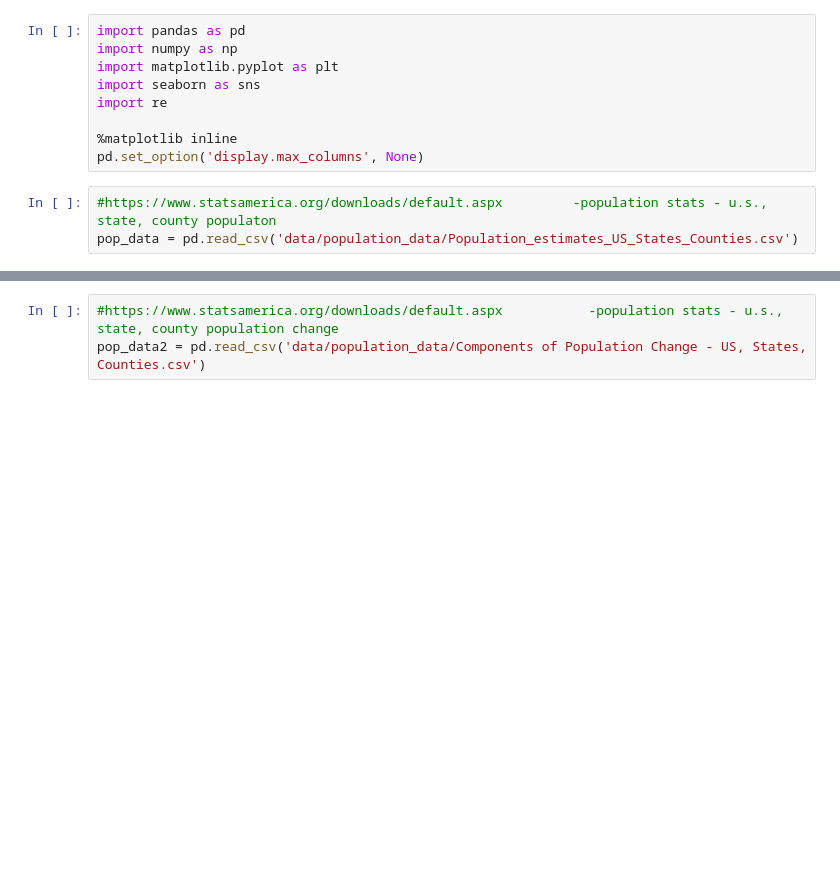
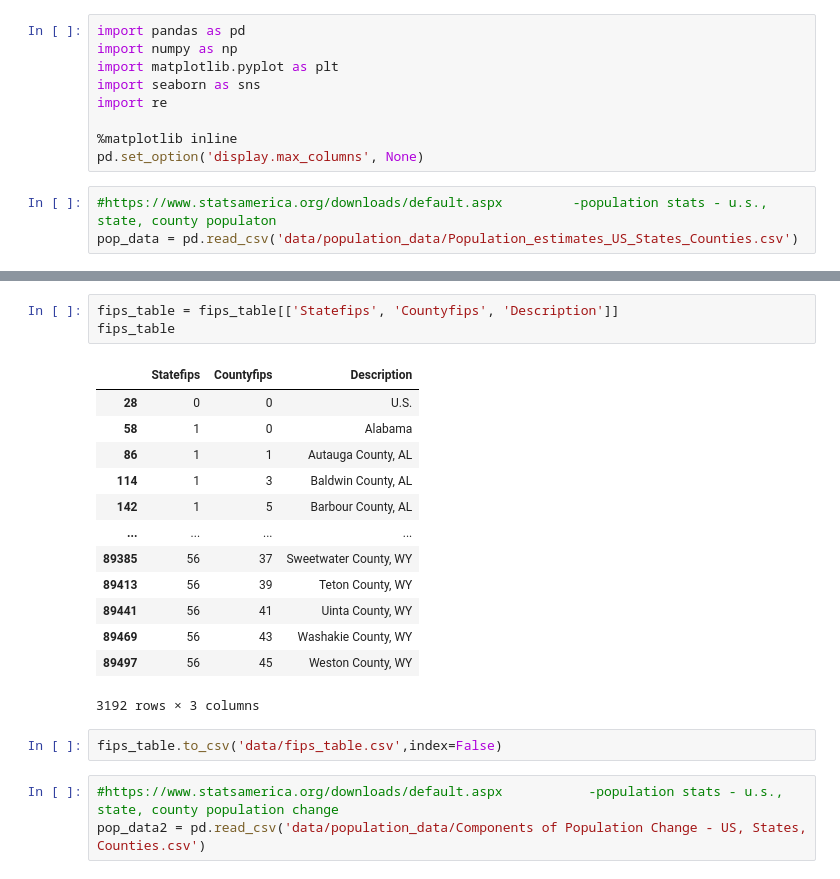
Before and after one commit to nelson-aaron-j/DeathAndTaxesProject, a Jupyter notebook: capstone_pop_data.ipynb, the cells around one changed output, grey strips where cells are left out. Cells and saved outputs as stored; diff of their text form; blank space fills up the shorter version.

```diff
--- a/capstone_pop_data.ipynb
+++ b/capstone_pop_data.ipynb
@@ -20,3 +72,22 @@ pop_data_2019
+# %%
+fips_table = fips_table[['Statefips', 'Countyfips', 'Description']]
+fips_table
+# %% [output]
+|  | Statefips | Countyfips | Description |
+| 28 | 0 | 0 | U.S. |
+| 58 | 1 | 0 | Alabama |
+| 86 | 1 | 1 | Autauga County, AL |
+| 114 | 1 | 3 | Baldwin County, AL |
+| 142 | 1 | 5 | Barbour County, AL |
+| ... | ... | ... | ... |
+| 89385 | 56 | 37 | Sweetwater County, WY |
+| 89413 | 56 | 39 | Teton County, WY |
+| 89441 | 56 | 41 | Uinta County, WY |
+| 89469 | 56 | 43 | Washakie County, WY |
+| 89497 | 56 | 45 | Weston County, WY |
+3192 rows × 3 columns
+# %%
+fips_table.to_csv('data/fips_table.csv',index=False)
 # %%
 #https://www.statsamerica.org/downloads/default.aspx           -population stats - u.s., state, county population change
 pop_data2 = pd.read_csv('data/population_data/Components of Population Change - US, States, Counties.csv')
```
Also changed, not shown: parts of 20 cells of this notebook, 2 other files.
